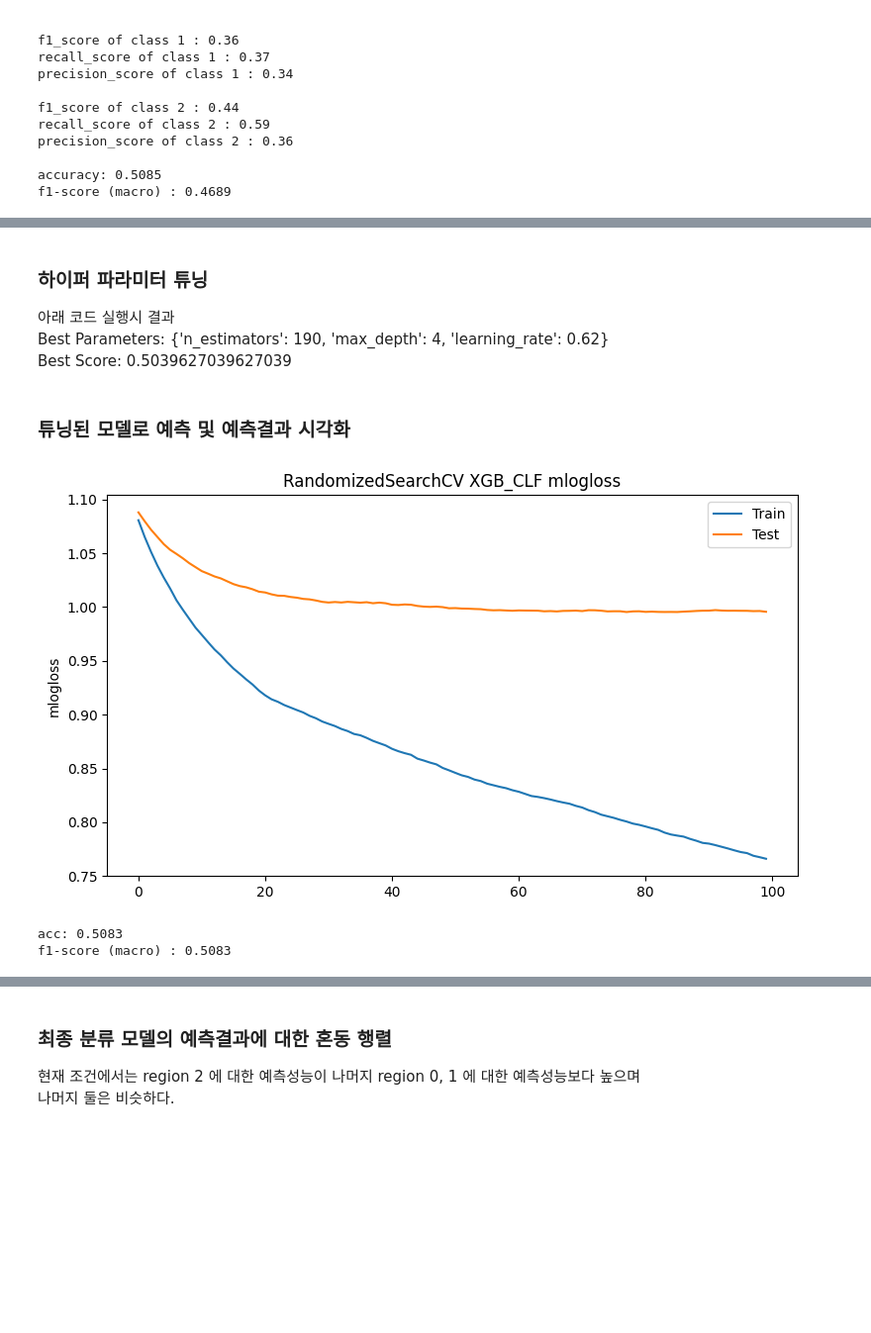
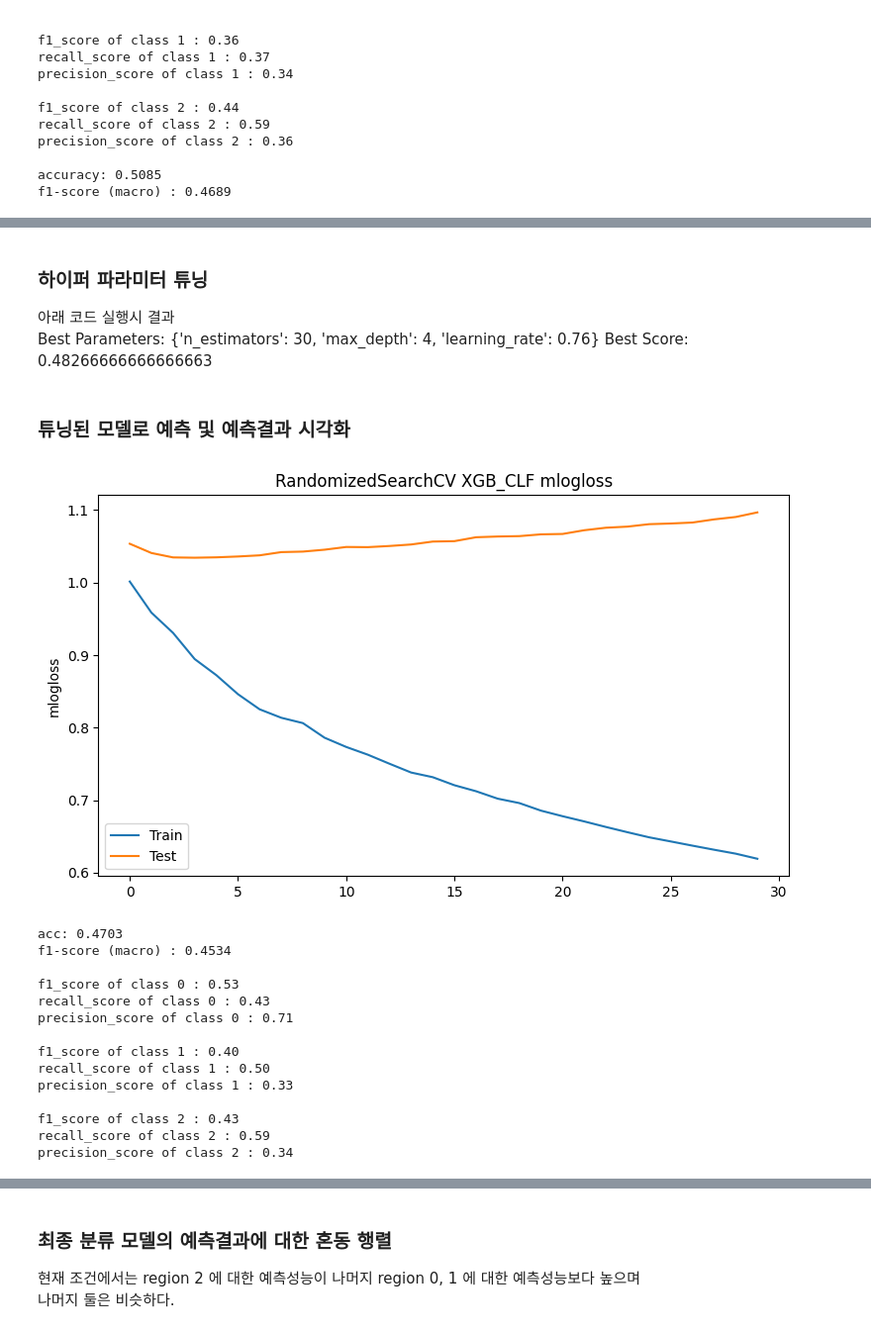
Before and after one commit to RGB234/----------, a Jupyter notebook: 3.prediction.ipynb, the cells around one changed output, grey strips where cells are left out. Shown at 99% size. Drawn from its saved outputs; the diff is of its cells as text; code cells hidden in the pictures; blank space fills up the shorter version.

```diff
--- a/3.prediction.ipynb
+++ b/3.prediction.ipynb
@@ -344,17 +390,17 @@ data_remaing.csv 에서 언더샘플링한 데이터를 사용했다.
 X_train = df_balanced.iloc[:, 1:]
 y_train = df_balanced['region']
 
-# X_test = df_remaining.iloc[:, 1:]
-# y_test = df_remaining['region']
+X_test = df_remaining.iloc[:, 1:]
+y_test = df_remaining['region']
 
-df_remaining['region'].value_counts()
+# df_remaining['region'].value_counts()
 
-test_c0 = df_remaining[df_remaining['region'] == 0].sample(n=200, replace=False, random_state=222)
-test_c1 = df_remaining[df_remaining['region'] == 1].sample(n=200, replace=False, random_state=222)
-test_c2 = df_remaining[df_remaining['region'] == 2].sample(n=200, replace=False, random_state=222)
+# test_c0 = df_remaining[df_remaining['region'] == 0].sample(n=200, replace=False, random_state=222)
+# test_c1 = df_remaining[df_remaining['region'] == 1].sample(n=200, replace=False, random_state=222)
+# test_c2 = df_remaining[df_remaining['region'] == 2].sample(n=200, replace=False, random_state=222)
 
-df_remaining_balanced = pd.concat([test_c0, test_c1, test_c2])
-df_remaining_balanced.reset_index(drop=True, inplace=True)
+# df_remaining_balanced = pd.concat([test_c0, test_c1, test_c2])
+# df_remaining_balanced.reset_index(drop=True, inplace=True)
 
-X_test = df_remaining_balanced.iloc[:, 1:]
-y_test = df_remaining_balanced['region']
+# X_test = df_remaining_balanced.iloc[:, 1:]
+# y_test = df_remaining_balanced['region']
@@ -362,8 +422,8 @@ y_test = df_remaining_balanced['region']
 ### 하이퍼 파라미터 튜닝
 
 아래 코드 실행시 결과
-Best Parameters:  {'n_estimators': 190, 'max_depth': 4, 'learning_rate': 0.62}
-Best Score:  0.5039627039627039
+Best Parameters:  {'n_estimators': 30, 'max_depth': 4, 'learning_rate': 0.76}
+Best Score:  0.48266666666666663
 # %%
 # param_dist = {
 #     'n_estimators' : np.arange(10, 210, 10),
@@ -383,25 +443,24 @@ Best Score:  0.5039627039627039
 # %% [markdown]
 ### 튜닝된 모델로 예측 및 예측결과 시각화
 # %%
-# best_params : {'n_estimators': 190, 'max_depth': 4, 'learning_rate': 0.62}
+# best_params : {'n_estimators': 30, 'max_depth': 4, 'learning_rate': 0.76}
 
 xgb_clf_tuned = XGBClassifier(
     objective='multi:softmax',
     num_class=3,
     eval_metric=['mlogloss'],
-    n_estimators = 190,
+    n_estimators = 30,
     max_depth = 4,
-    learning_rate = 0.62,
+    learning_rate = 0.76,
     )
 
 xgb_clf_tuned.fit(X_train,
             y_train,
             verbose=0, # set to 1 to see xgb training round intermediate results
             eval_set=[(X_train, y_train), (X_test, y_test)])
-            # eval_set=[(X_train, y_train)])
 
 # ----- 학습 epoch 당 모델 score (여기서는 mlogloss) 변화 시각화 -----
-results = xgb_clf.evals_result()
+results = xgb_clf_tuned.evals_result()
 epochs = len(results['validation_0']['mlogloss'])
 x_axis = range(0, epochs)
 
@@ -417,35 +476,58 @@ y_pred = xgb_clf_tuned.predict(X_test)
 
 print(f"acc: {accuracy_score(y_test, y_pred):.4f}")
 print(f"f1-score (macro) : {f1_score(y_test, y_pred, average='macro'):.4f}")
+
+f1_scores = f1_score(y_true=y_test, y_pred=y_pred, average=None)
+recalls = recall_score(y_true=y_test, y_pred=y_pred, average=None)
+precisions = precision_score(y_true=y_test, y_pred=y_pred, average=None)
+
+print()
+for i in range(len(f1_scores)):
+    print(f"f1_score of class {i} : {f1_scores[i]:.2f}")
+    print(f"recall_score of class {i} : {recalls[i]:.2f}")
+    print(f"precision_score of class {i} : {precisions[i]:.2f}")
+    print()
 
 # ----- X_test - y_test 산점도 -----
 features = df.columns[1:]
 
 fig, axes = plt.subplots(nrows= 3, ncols=3, figsize=(12, 9))
 
 fig.subplots_adjust(hspace=1, wspace=0.2)
 for feature_idx in range(len(features)):
     axe_row = feature_idx // 3
     axe_col = feature_idx % 3
     axes[axe_row, axe_col].scatter(X_test[features[feature_idx]], y_test)
     axes[axe_row, axe_col].set_xlabel(features[feature_idx])
     axes[axe_row, axe_col].set_ylabel('region')
 plt.suptitle("test data")
 plt.show()
 
 # ----- X_test - y_pred 산점도 -----
 fig, axes = plt.subplots(nrows= 3, ncols=3, figsize=(12, 9))
 fig.subplots_adjust(hspace=1, wspace=0.2)
 for feature_idx in range(len(features)):
     axe_row = feature_idx // 3
     axe_col = feature_idx % 3
     axes[axe_row, axe_col].scatter(X_test[features[feature_idx]], y_pred)
     axes[axe_row, axe_col].set_xlabel(features[feature_idx])
     axes[axe_row, axe_col].set_ylabel('region')
 
 plt.suptitle("prediction")
 plt.show()
 # %% [output]
-[figure, old version]
+[figure, new version]
-acc: 0.5083
-f1-score (macro) : 0.5083
+acc: 0.4703
+f1-score (macro) : 0.4534
+
+f1_score of class 0 : 0.53
+recall_score of class 0 : 0.43
+precision_score of class 0 : 0.71
+
+f1_score of class 1 : 0.40
+recall_score of class 1 : 0.50
+precision_score of class 1 : 0.33
+
+f1_score of class 2 : 0.43
+recall_score of class 2 : 0.59
+precision_score of class 2 : 0.34
```
Also changed, not shown: parts of 20 cells of this notebook, 7 other files.
